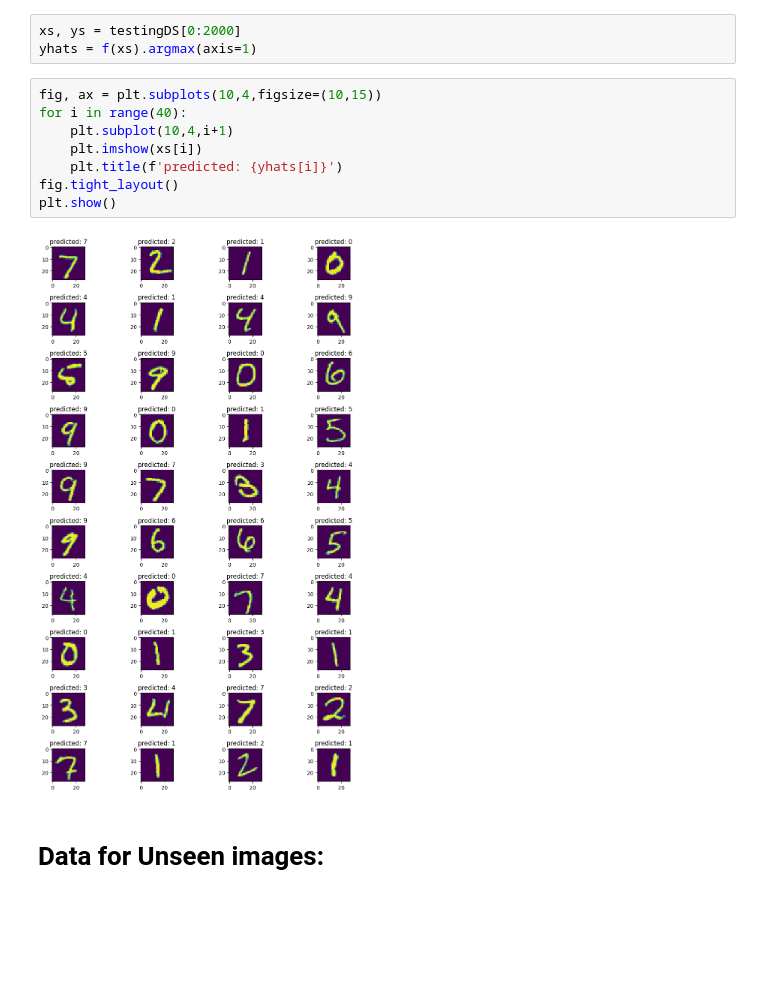
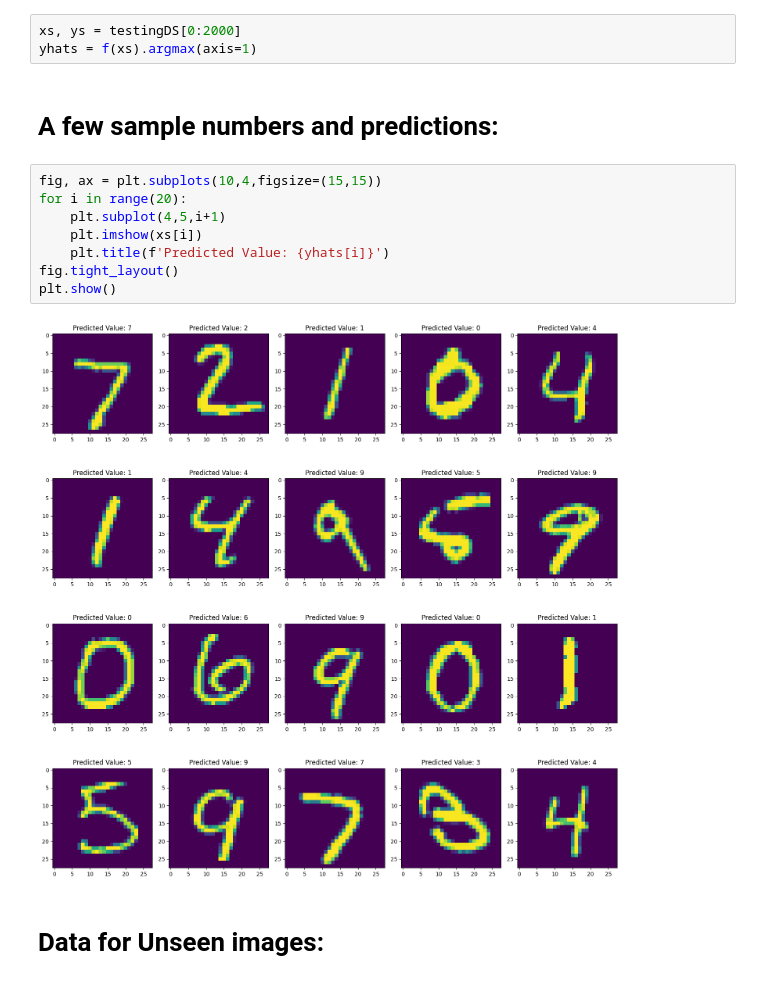
Before and after one commit to Jkig/mlPractice, a Jupyter notebook: MNIST.ipynb, the cells around one changed output. Saved outputs shown, nothing was run; the diff lists cells and outputs as text; blank space fills up the shorter version.

```diff
--- a/MNIST.ipynb
+++ b/MNIST.ipynb
@@ -102,16 +100,18 @@ Text(0.5, 1.0, 'Cross entropy (per epoch)')
 # %%
 xs, ys = testingDS[0:2000]
 yhats = f(xs).argmax(axis=1)
+# %% [markdown]
+# A few sample numbers and predictions:
 # %%
-fig, ax = plt.subplots(10,4,figsize=(10,15))
-for i in range(40):
-    plt.subplot(10,4,i+1)
+fig, ax = plt.subplots(10,4,figsize=(15,15))
+for i in range(20):
+    plt.subplot(4,5,i+1)
     plt.imshow(xs[i])
-    plt.title(f'predicted: {yhats[i]}')
+    plt.title(f'Predicted Value: {yhats[i]}')
 fig.tight_layout()
 plt.show()
 # %% [output]
-[figure, old version]
+[figure, new version]
 # %% [markdown]
 # Data for Unseen images:
 # %%
```
Also changed, not shown: parts of 7 cells of this notebook.
